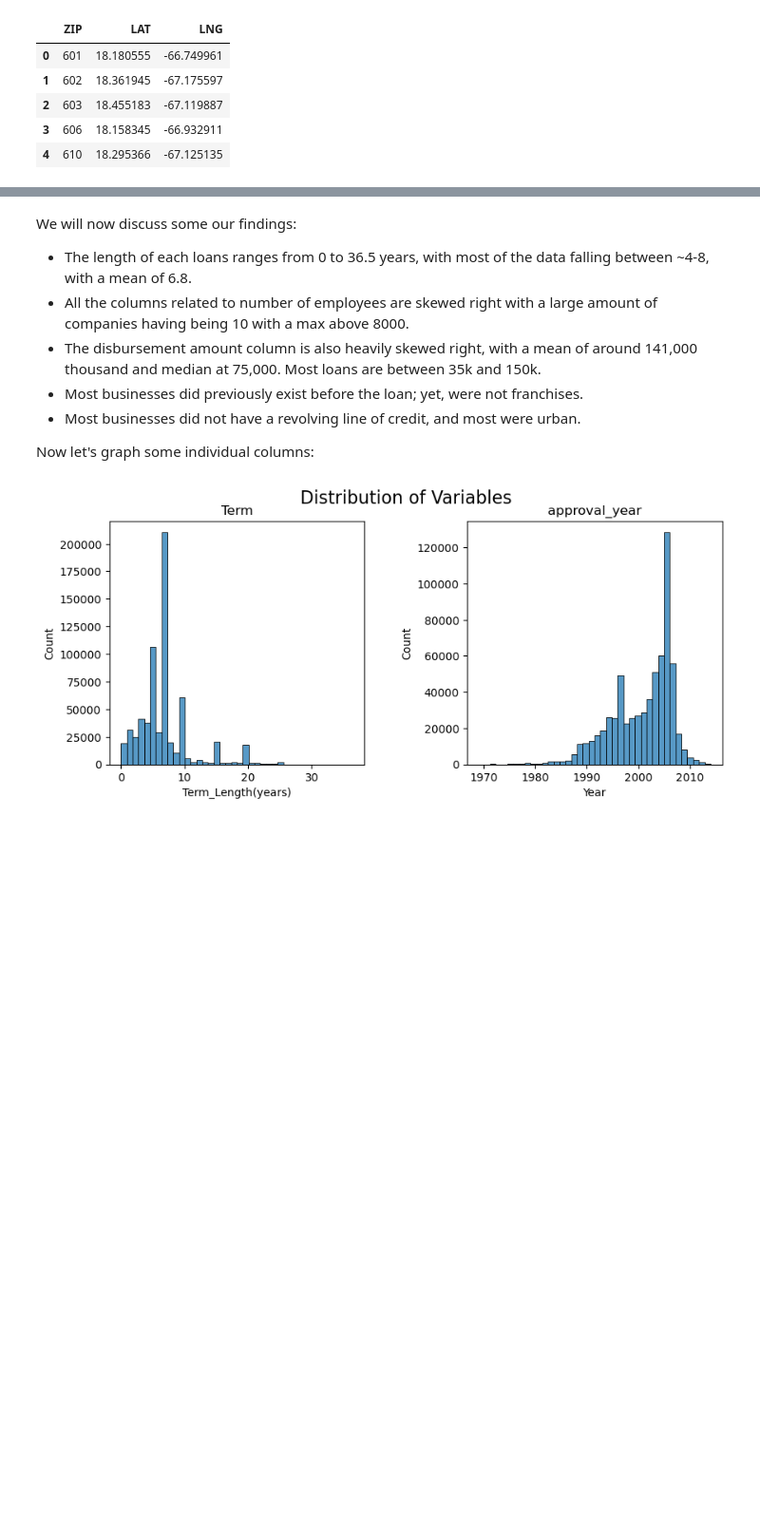
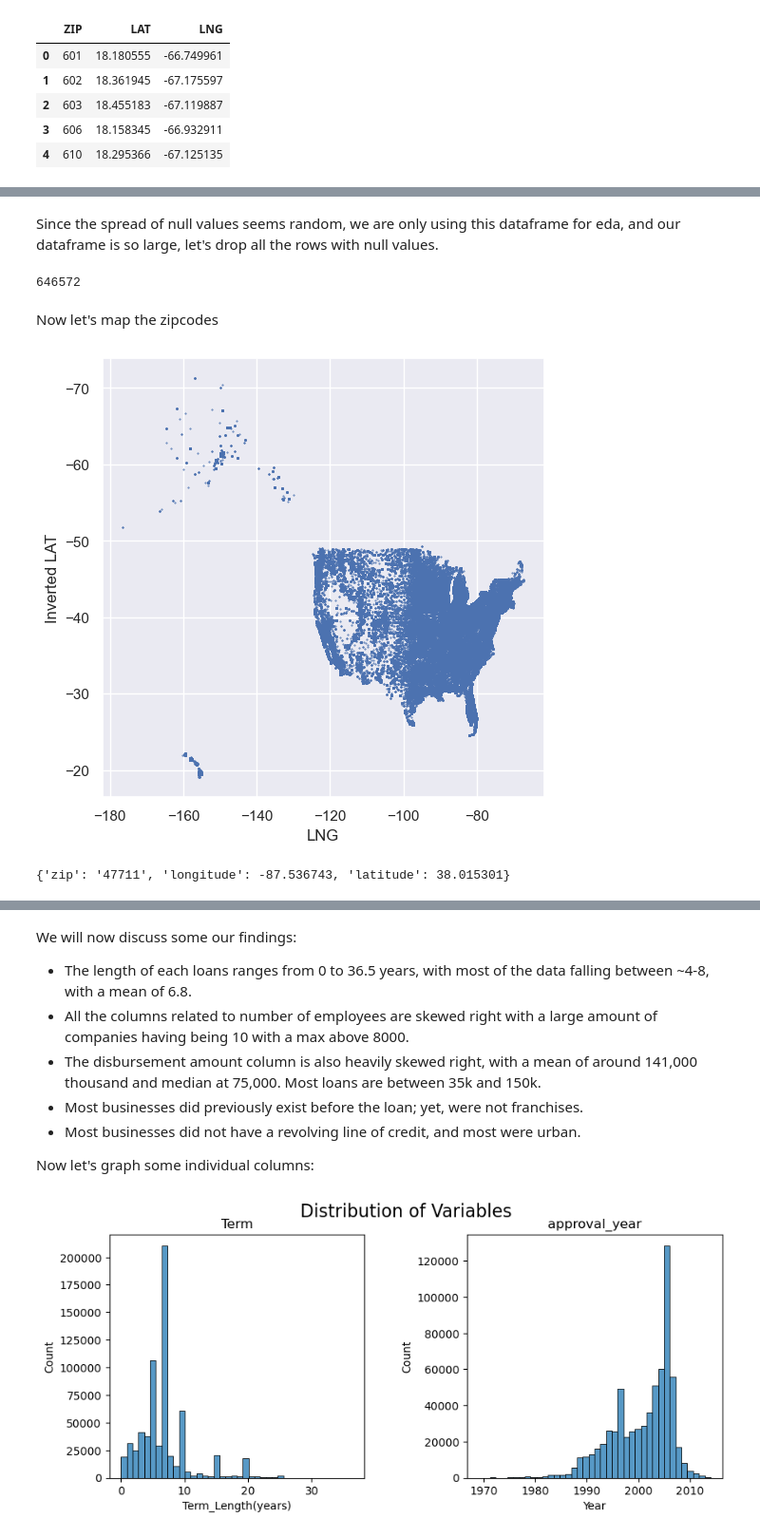
Before and after one commit to joshuaedelstein15/Loan_default, a Jupyter notebook: notebook.ipynb, the cells around one changed output, grey strips where cells are left out. Shown at 95% size. Drawn from its saved outputs; the diff is of its cells as text; code cells hidden in the pictures; blank space fills up the shorter version.

```diff
--- a/notebook.ipynb
+++ b/notebook.ipynb
@@ -670,0 +692,8 @@ zip_df.head()
+# %%
+#create df with only our zipcodes
+our_zip_df = eda_df[['Zip']]
+#fill leading zeros
+our_zip_df.Zip = our_zip_df.Zip.str.zfill(5)
+#preview
+print(len(our_zip_df))
+our_zip_df[141213:141216]
@@ -670,0 +706,7 @@ zip_df.head()
+# %%
+#join dfs to make new zip df
+zip_df = our_zip_df.join(other=all_zip_df.set_index('Zip'), on='Zip', how='left')
+#preview: it shud be 653437
+print(len(zip_df))
+print(zip_df[141213:141216])
+zip_df.isna().sum()
@@ -670,0 +751,13 @@ zip_df.head()
+# %% [markdown]
+Since the spread of null values seems random, we are only using this dataframe for eda, and our dataframe is so large, let's drop all the rows with null values.
+# %%
+#drop nulls
+zip_df.dropna(inplace=True)
+
+#check new length
+len(zip_df)
+# %% [output]
+646572
+# %%
+#drop everything with long over -65, as it is 3 datapoint(guam and caribbean islands)
+no_guam_df = zip_df[zip_df.LNG < -65]
@@ -670,0 +769,10 @@ zip_df.head()
+# %% [markdown]
+Now let's map the zipcodes
+# %%
+plt.scatter(x=no_guam_df['LNG'], y=-no_guam_df['LAT'], s=0.2)
+plt.xlabel('LNG')
+plt.ylabel('Inverted LAT')
+plt.gca().invert_yaxis()
+plt.show()
+# %% [output]
+[figure, added]
@@ -670,0 +788,4 @@ zip_df.head()
+# %%
+records[0]
+# %% [output]
+{'zip': '47711', 'longitude': -87.536743, 'latitude': 38.015301}
```
Also changed, not shown: parts of 27 cells of this notebook.
